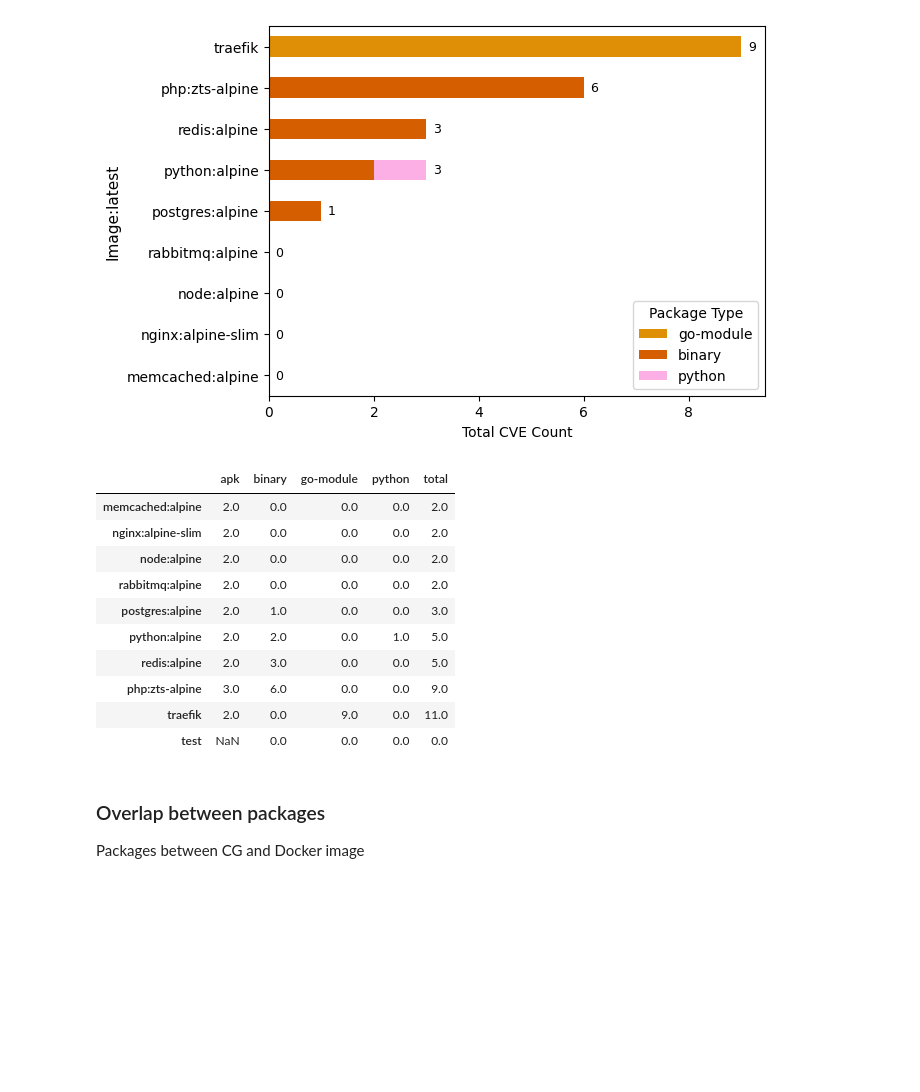
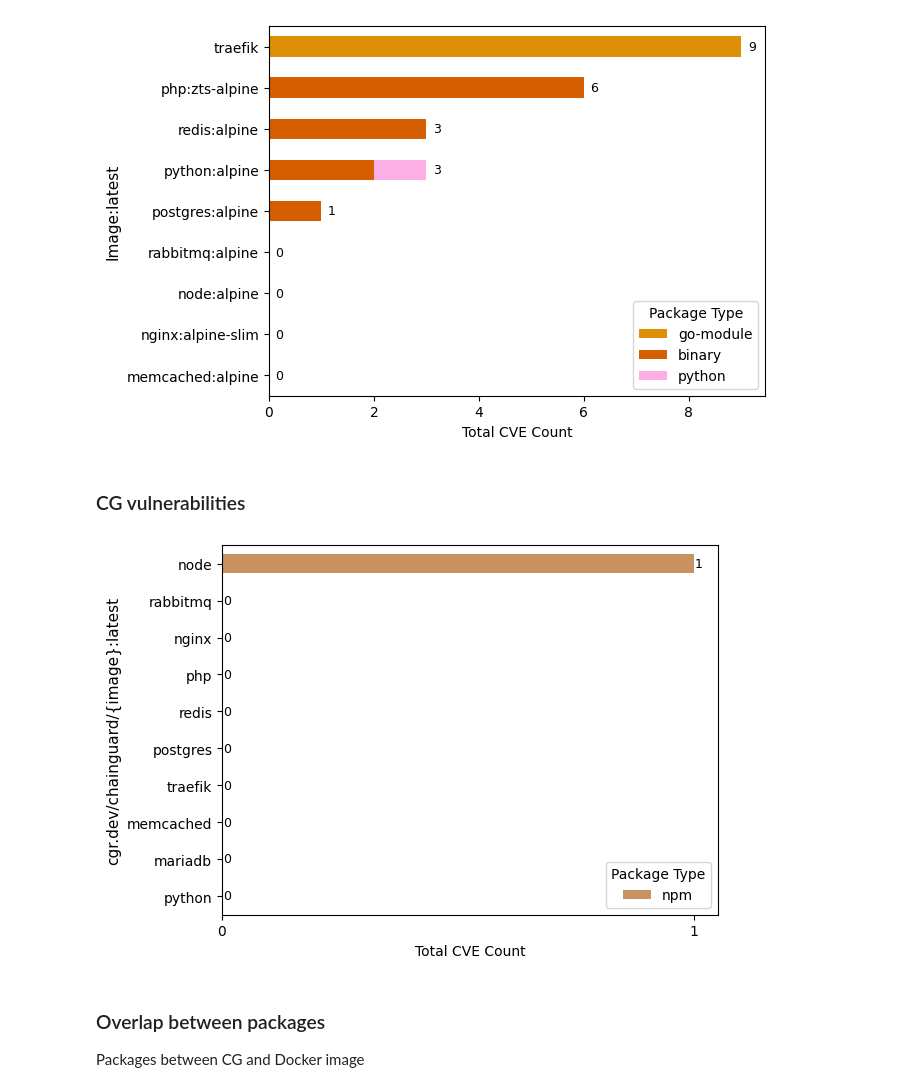
Before and after one commit to tdunlap607/docker_vs_cg, a Jupyter notebook: scripts/cve_analysis_alpine.ipynb, the cells around one changed output. Saved outputs shown, nothing was run; the diff lists cells and outputs as text; code cells hidden in the pictures; blank space fills up the shorter version.

Commit message:
More alpine updates

```diff
--- a/scripts/cve_analysis_alpine.ipynb
+++ b/scripts/cve_analysis_alpine.ipynb
@@ -452,21 +453,65 @@ plt.xlabel('Total CVE Count', fontsize=10)
 plt.show()
 # %% [output]
 [figure]
-# %%
-temp_df = pd.DataFrame([[0, 0, 0, 0]], columns=['binary', 'go-module', 'python', 'total'], index=["test"])
-pd.concat([vuln_types_pivot, temp_df])
-# %% [output]
-|  | apk | binary | go-module | python | total |
-| memcached:alpine | 2.0 | 0.0 | 0.0 | 0.0 | 2.0 |
-| nginx:alpine-slim | 2.0 | 0.0 | 0.0 | 0.0 | 2.0 |
-| node:alpine | 2.0 | 0.0 | 0.0 | 0.0 | 2.0 |
-| rabbitmq:alpine | 2.0 | 0.0 | 0.0 | 0.0 | 2.0 |
-| postgres:alpine | 2.0 | 1.0 | 0.0 | 0.0 | 3.0 |
-| python:alpine | 2.0 | 2.0 | 0.0 | 1.0 | 5.0 |
-| redis:alpine | 2.0 | 3.0 | 0.0 | 0.0 | 5.0 |
-| php:zts-alpine | 3.0 | 6.0 | 0.0 | 0.0 | 9.0 |
-| traefik | 2.0 | 0.0 | 9.0 | 0.0 | 11.0 |
-| test | NaN | 0.0 | 0.0 | 0.0 | 0.0 |
+# %% [markdown]
+### CG vulnerabilities
+# %%
+# generate package counts for original Docker image
+vuln_types_update = vulns[(vulns['image_type']=='cg')&(vulns['type']!="")].groupby(["type", "image"]).agg("count").reset_index(drop=False)
+# vuln_types['image'] = vuln_types.apply(lambda x: x['image'].split(":")[0], axis=1)
+# Remove extra alpline from image so we can plot together
+vuln_types_update['image'] = vuln_types_update.apply(lambda x: x['image'].split("-grype")[0], axis=1)
+
+
+cg_vuln_images = list(versions[versions['image_type']=='cg'].image.drop_duplicates())
+
+# pivot to make a clean DF
+vuln_types_pivot_update = vuln_types_update.pivot(index='image', columns='type', values='vuln_id')
+
+for image in cg_vuln_images:
+  if image not in list(vuln_types_pivot_update.index):
+    temp_df = pd.DataFrame([[0]], columns=['npm'], index=[image])
+    vuln_types_pivot_update = pd.concat([vuln_types_pivot_update, temp_df])
+
+# set column order based on the most common types of packages
+column_order = ['npm']
+
+# set the column colors
+column_color = [package_colors[x] for x in column_order]
+
+# Fille nans with 0
+vuln_types_pivot_update = vuln_types_pivot_update.fillna(0)
+
+# Create a totals package
+vuln_types_pivot_update['total'] = vuln_types_pivot_update.sum(axis=1, numeric_only=True)
+
+# sort by totals
+vuln_types_pivot_update = vuln_types_pivot_update.sort_values("total")
+
+vuln_types_pivot_update['rename_index'] = vuln_types_pivot_update.index
+
+vuln_types_pivot_update['rename_index'] = vuln_types_pivot_update.apply(lambda x: x['rename_index'].replace('-cg', ''), axis=1)
+
+vuln_types_pivot_update.index = vuln_types_pivot_update['rename_index']
+
+# plot the stacked bar
+ax = vuln_types_pivot_update[column_order].plot(kind='barh', stacked=True, color=column_color)
+
+# Add package counts to each bar
+for i, total in enumerate(vuln_types_pivot_update["total"].values.tolist()):
+  ax.text(total+0.01, i-0.09, round(total),
+          ha = 'center', color = 'black', fontsize='9')
+
+ax.legend(title='Package Type', loc=4)
+
+# Adjust x/y labels
+plt.ylabel('cgr.dev/chainguard/{image}:latest', fontsize=11)
+plt.xlabel('Total CVE Count', fontsize=10)
+# plt.rcParams['figure.figsize'] = [4, 4]
+plt.xticks(np.arange(0, 1.5, 1))
+plt.show()
+# %% [output]
+[figure, added]
 # %% [markdown]
 ### Overlap between packages
 
```
Also changed, not shown: parts of 3 cells of this notebook, 2 other files.
